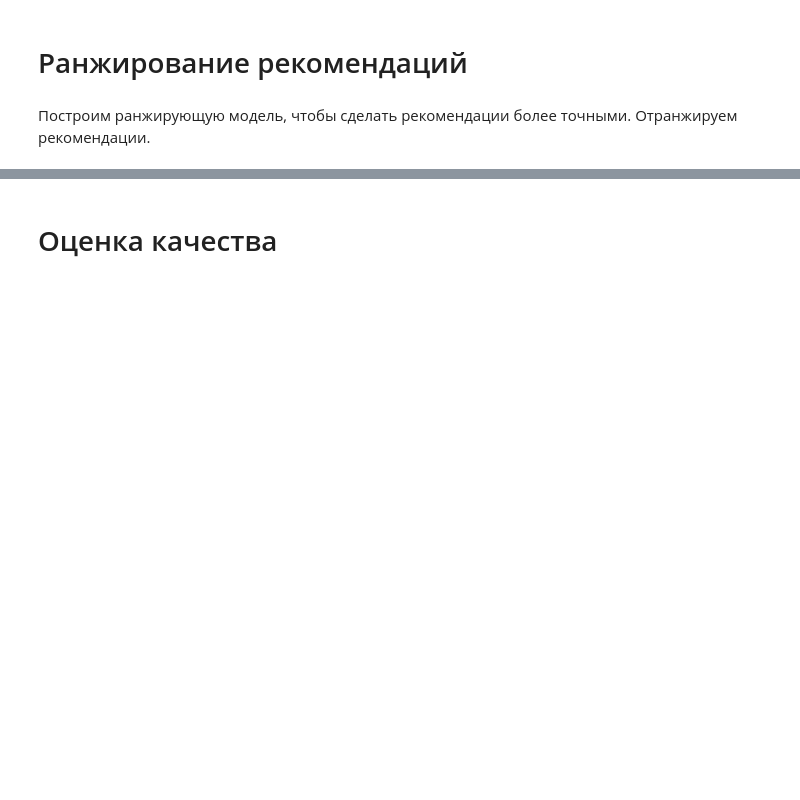
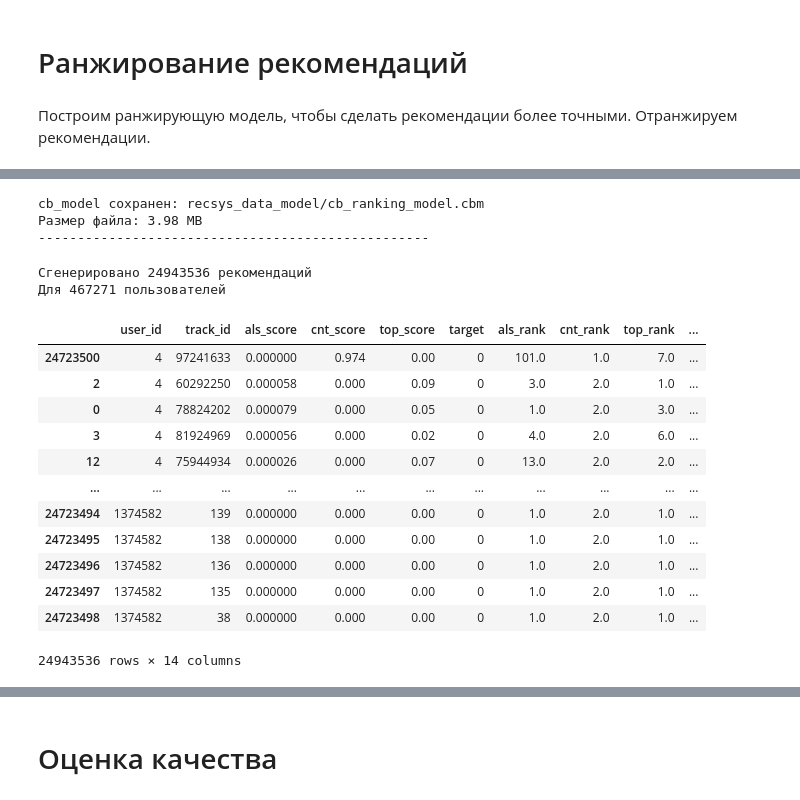
Before and after one commit to ozerge/mle-project-sprint-4-v001, a Jupyter notebook: recommendations.ipynb, the cells around one changed output, grey strips where cells are left out. Cells and saved outputs as stored; diff of their text form; code cells hidden in the pictures; blank space fills up the shorter version.

Commit message:
ranking

```diff
--- a/recommendations.ipynb
+++ b/recommendations.ipynb
@@ -3671,3 +3705,13 @@ events_inference сохранен: recsys_data_features/events_inference.parquet
 # Ранжирование рекомендаций
 # %% [markdown]
 Построим ранжирующую модель, чтобы сделать рекомендации более точными. Отранжируем рекомендации.
+# %%
+# Перед выпонением кода ниже можно почистить kernel
+
+import pandas as pd
+import numpy as np
+import os
+
+candidates_for_train = pd.read_parquet("recsys_data_features/candidates_for_train.parquet")
+candidates_to_rank = pd.read_parquet("recsys_data_features/candidates_to_rank.parquet")
+events_inference = pd.read_parquet("recsys_data_features/events_inference.parquet")
@@ -3673,0 +3782,56 @@ events_inference сохранен: recsys_data_features/events_inference.parquet
+# %%
+import os
+
+# Создаем директорию для данных, если ее нет
+output_dir = "recsys_data_model"
+os.makedirs(output_dir, exist_ok=True)
+
+# Функция для получения размера файла в МБ
+def get_file_size_mb(file_path):
+    return os.path.getsize(file_path) / (1024 * 1024)
+
+# Сохраняем cb_model
+cb_model_output_path = f"{output_dir}/cb_ranking_model.cbm"
+cb_model.save_model(cb_model_output_path)
+train_size_mb = get_file_size_mb(cb_model_output_path)
+print(f"cb_model сохранен: {cb_model_output_path}")
+print(f"Размер файла: {train_size_mb:.2f} MB")
+print("-" * 50)
+# %% [output]
+cb_model сохранен: recsys_data_model/cb_ranking_model.cbm
+Размер файла: 3.98 MB
+--------------------------------------------------
+# %%
+# Получим топ-100 самых релевантных рекомендация для каждого пользователя, используя обученную модель.
+inference_data = Pool(data=candidates_to_rank[features])
+predictions = cb_model.predict_proba(inference_data)
+candidates_to_rank["cb_score"] = predictions[:, 1]
+
+# для каждого пользователя проставим rank, начиная с 1 — это максимальный cb_score
+candidates_to_rank = candidates_to_rank.sort_values(["user_id", "cb_score"], ascending=[True, False])
+candidates_to_rank["rank"] = candidates_to_rank.groupby("user_id").cumcount() + 1
+
+max_recommendations_per_user = 100
+final_recommendations = candidates_to_rank.query("rank <= @max_recommendations_per_user")
+
+print(f"Сгенерировано {len(final_recommendations)} рекомендаций")
+print(f"Для {final_recommendations['user_id'].nunique()} пользователей")
+# %% [output]
+Сгенерировано 24943536 рекомендаций
+Для 467271 пользователей
+# %%
+final_recommendations
+# %% [output]
+|  | user_id | track_id | als_score | cnt_score | top_score | target | als_rank | cnt_rank | top_rank | ... |
+| 24723500 | 4 | 97241633 | 0.000000 | 0.974 | 0.00 | 0 | 101.0 | 1.0 | 7.0 | ... |
+| 2 | 4 | 60292250 | 0.000058 | 0.000 | 0.09 | 0 | 3.0 | 2.0 | 1.0 | ... |
+| 0 | 4 | 78824202 | 0.000079 | 0.000 | 0.05 | 0 | 1.0 | 2.0 | 3.0 | ... |
+| 3 | 4 | 81924969 | 0.000056 | 0.000 | 0.02 | 0 | 4.0 | 2.0 | 6.0 | ... |
+| 12 | 4 | 75944934 | 0.000026 | 0.000 | 0.07 | 0 | 13.0 | 2.0 | 2.0 | ... |
+| ... | ... | ... | ... | ... | ... | ... | ... | ... | ... | ... |
+| 24723494 | 1374582 | 139 | 0.000000 | 0.000 | 0.00 | 0 | 1.0 | 2.0 | 1.0 | ... |
+| 24723495 | 1374582 | 138 | 0.000000 | 0.000 | 0.00 | 0 | 1.0 | 2.0 | 1.0 | ... |
+| 24723496 | 1374582 | 136 | 0.000000 | 0.000 | 0.00 | 0 | 1.0 | 2.0 | 1.0 | ... |
+| 24723497 | 1374582 | 135 | 0.000000 | 0.000 | 0.00 | 0 | 1.0 | 2.0 | 1.0 | ... |
+| 24723498 | 1374582 | 38 | 0.000000 | 0.000 | 0.00 | 0 | 1.0 | 2.0 | 1.0 | ... |
+24943536 rows × 14 columns
```
Also changed, not shown: parts of 7 cells of this notebook, 5 other files.
